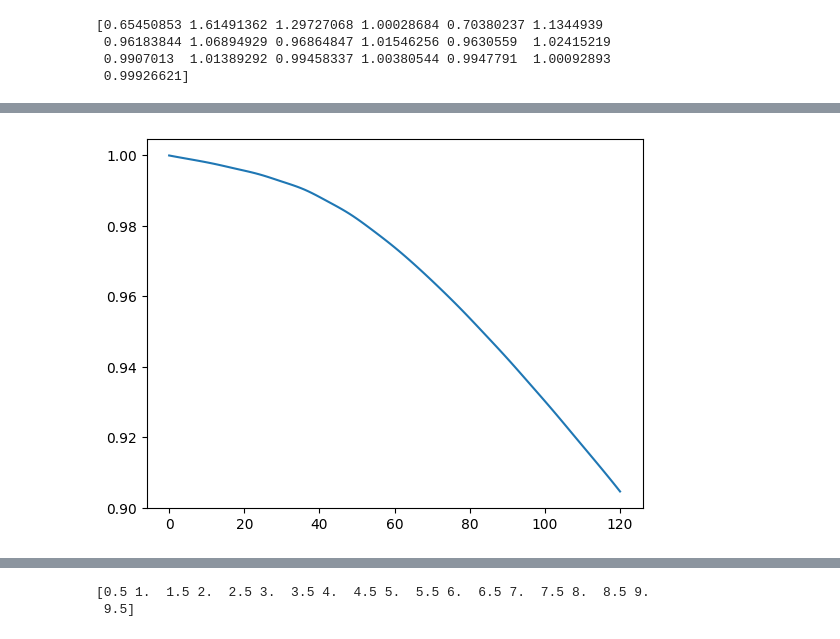
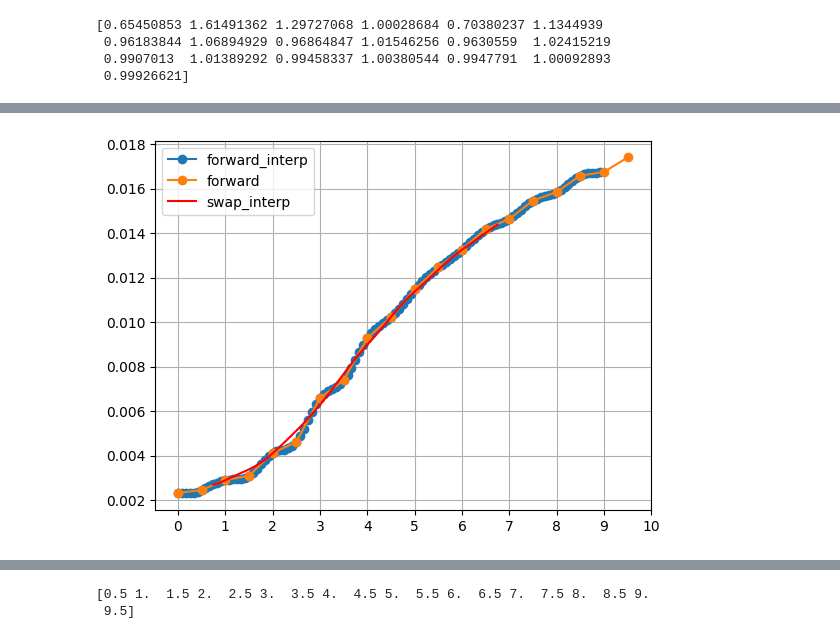
Before and after one commit to Dunkalot/gamma-vega-rl-hedging, a Jupyter notebook: test.ipynb, the cells around one changed output, grey strips where cells are left out. Drawn from its saved outputs; the diff is of its cells as text; code cells hidden in the pictures.

Commit message:
speedup swap

```diff
--- a/test.ipynb
+++ b/test.ipynb
@@ -244,6 +244,9 @@ zcb_monthly = zcb_cs(tenors_all_monthly)
 # =============================================================================
 df = pd.DataFrame({'Tenor': tenors_all_monthly, 'zcb': zcb_monthly, 'Forward': np.nan})
 df.loc[fwd_start_dates_monthly, 'Forward'] = fwd_w_spot
+# add column with backfilled forward indices, such that the value in this column is 0 from 0 to 5, 1 from 6 to 11, 2 from 12 to 17, etc.
+df['Forward Index'] = np.arange(len(df)) // 6
+
 # =============================================================================
 
 
@@ -322,7 +325,8 @@ def swap_weights(start, df, tenor=2):
     # Get semiannual cash flow times relative to swap start
     semi_tenors = get_semiannual_tenors_relative(start, tenor)
     #print(f"start: {start}, end: {semi_tenors[-1]}")
-
+    #print(f"start of swap: {start}")
+    #print(f"weight tenors (should be 0.5 ahead of forward rate tenors): {semi_tenors=}")
     # Filter to only those tenor points in the DataFrame
     mask = float_safe_mask(df["Tenor"].values, semi_tenors)
     #print(mask, df.loc[mask, 'Tenor'])
@@ -342,8 +346,8 @@ def swap_weights(start, df, tenor=2):
 
 
 
-def get_swap_rate (start, df, duration=2):
-    ws = swap_weights(start, df, duration)
+def get_swap_rate (start, df, interp_funcs, tenor=2):
+    ws = swap_weights(start, df, tenor)
 
     rates_idx = df.loc[ws.index, 'i_s'].dropna().astype(int)
 
@@ -351,34 +355,31 @@ def get_swap_rate (start, df, duration=2):
     index_is = rates_idx.values
     #print("index_actual",index_actual.values)
     #print("index_is",index_is)
+    semi_tenors = get_semiannual_tenors_relative(start, tenor)
+    mask = float_safe_mask(df["Tenor"].values, semi_tenors-0.5)
+    tenors = df.loc[mask, 'Tenor']
+    #print(f"Forward rate tenors (s in f(0,s,t)): {tenors.values}")
 
-    fwd_canon = df.loc[rates_idx.values, 'Forward']
-    fwd_interp = fwd_canon * df.loc[ws.index, 'gamma'].values
     # gamma gets us from s to i_sp1
 
     #print(fwd_interp)
-    assert fwd_canon.values[0]* df.loc[index_actual.values[0], 'gamma'] == fwd_interp.values[0]
-    # print(df['Tenor'].loc[ws.index])
-    # plt.plot(df['Tenor'].loc[ws.index], fwd_interp, label='rates')
-    # plt.plot(df['Tenor'].loc[df['Forward'].dropna().index],df['Forward'].dropna(), 'o-')
+    fwd_interp = np.array([interp_funcs[i](df['Forward']) for i in tenors])
+    #print(f"Forward rates: {fwd_interp}")
+    #print(f"Swap weights: {ws.values}")
 
-    # plt.grid()
-    # plt.xlim(0,4)
-    # plt.ylim(0.01,0.015)
-    # plt.legend()
     return (ws.values * fwd_interp).sum()
 
 #def get_frozon_Ws()
 
-def get_all_swaps(df, tenor=2):
-    starts = df['Tenor'][:-(tenor*12+7)]
+def get_all_swaps(df,interp_funcs, tenor=2):
+    starts = df['Tenor'][:-(tenor*12*2)].values
+
     #print(starts)
-    swap_rates = [get_swap_rate(start, df, tenor) for start in starts]
+    swap_rates = [get_swap_rate(start, df, interp_funcs, tenor) for start in starts]
     #plt.plot(starts+1, swap_rates)
     #plt.plot(df['Tenor'].loc[df['Forward'].dropna().index],df['Forward'].dropna())
-    return swap_rates
-sr = get_swap_rate(3/12, df, 1)
-#srs = get_all_swaps(df, 2)
+    return swap_rates, starts
+
 
 
 def create_all_tenor_forward_funcs(df, tenor=0.5):
@@ -431,28 +432,19 @@ def create_all_tenor_forward_funcs(df, tenor=0.5):
         rate_indices = df.loc[i_s_p1:i_e, 'Forward'].dropna().index
 
         def forward_func_timestep(forward_rates: pd.Series) -> float:
-            f_is_t = forward_rates.loc[i_s]
-            f_ie_t = forward_rates.loc[i_e]
+            forward_rates = forward_rates
+            f_is_t = forward_rates[i_s]
+            f_ie_t = forward_rates[i_e]
 
             f_s = f_is_t * gamma_s
-            #relative_tau_s = theta_s / tau
-            #relative_tau_e = theta_e / tau
-            #p_0_s = relative_tau_s*gamma_s * df.loc[i_s, 'zcb']  + (1 - relative_tau_s*gamma_s) * df.loc[i_s_p1, 'zcb']
-            #p_0_e = relative_tau_e*gamma_e * df.loc[i_e, 'zcb']  + (1 - relative_tau_e*gamma_e) * df.loc[i_e_p1, 'zcb']
-
-            #print("p0s:", p_0_s, df.loc[np.isclose(df['Tenor'].values, s), 'zcb'], )
-            # print("p0e:", p_0_e, df.loc[np.isclose(df['Tenor'].values, e), 'zcb'])
             f_e = f_ie_t * gamma_e
 
-            rates = forward_rates.loc[rate_indices]
-            #print(rates)
-            #p_s_e_first = p_0_e/p_0_s
+            rates = forward_rates[rate_indices]
 
             canon_rates = np.prod(1/(1 + rates * tau))
 
             p_s_e = (1 + f_e * theta_e) / (1 + f_s * theta_s) * canon_rates
-            #print("pse:", p_s_e, p_s_e_first)
-            #f_interp = (1 / p_s_e_first - 1) / tau
+
             f_interp_2 = (1 / p_s_e - 1) / tau
             return f_interp_2
 
@@ -464,9 +456,21 @@ def create_all_tenor_forward_funcs(df, tenor=0.5):
     return forward_funcs
 all_forwards = create_all_tenor_forward_funcs(df)
 
+sr = get_swap_rate(3/12, df, all_forwards)
 
-
-df['Tenor'].iloc[:-13]
-all_forwards[0.5](df['Forward'])
-df['zcb'].plot()
+srs, starts = get_all_swaps(df, all_forwards, 2)
+print((starts*2+2)/2)
+print(starts+1)
+forward_curve = np.zeros(len(df['Tenor'].iloc[:-13]))
+for i, tenor in enumerate(df['Tenor'].iloc[:-13]):
+    #print(tenor)
+    forward_curve[i] = all_forwards[tenor](df['Forward'])
+plt.plot(df['Tenor'].iloc[:-13], forward_curve,'o-', label='forward_interp')
+plt.plot(df['Tenor'].loc[df['Forward'].dropna().index],df['Forward'].dropna(), 'o-', label='forward')
+plt.plot(starts+(2-0.5)/2, srs, '-', label='swap_interp', color='red')
+# make grid for 0, 1, 2...10 years on the x axis
+x = np.arange(0, 10.1, 1)
+plt.legend()
+plt.xticks(x)
+plt.grid()
 # %% [output]
@@ -474 +494 @@ df['zcb'].plot()
-[figure, old version]
+[figure, new version]
```
Also changed, not shown: parts of 8 cells of this notebook.
